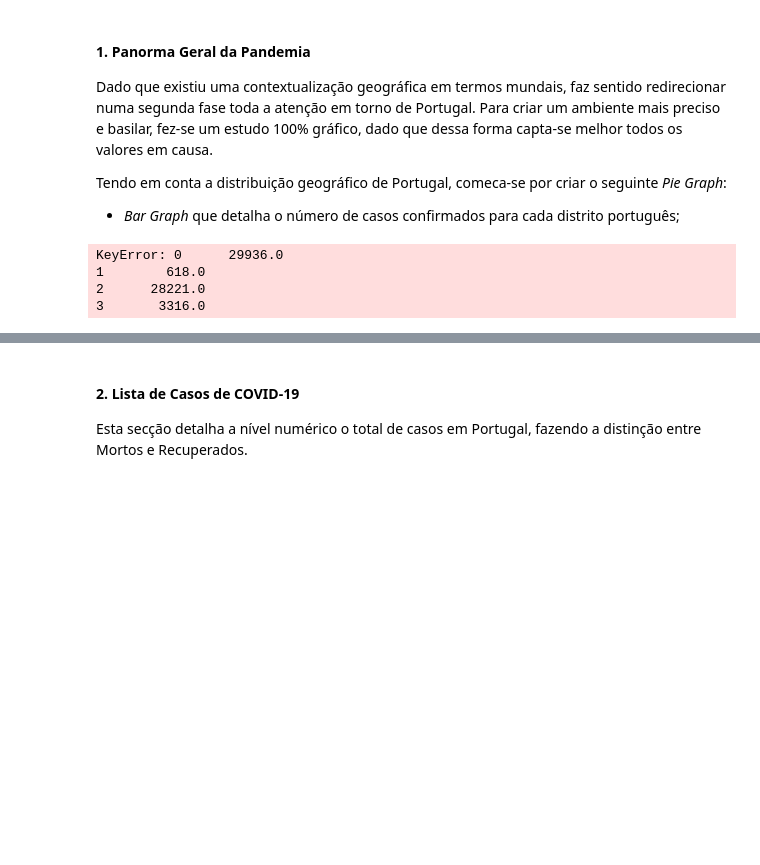
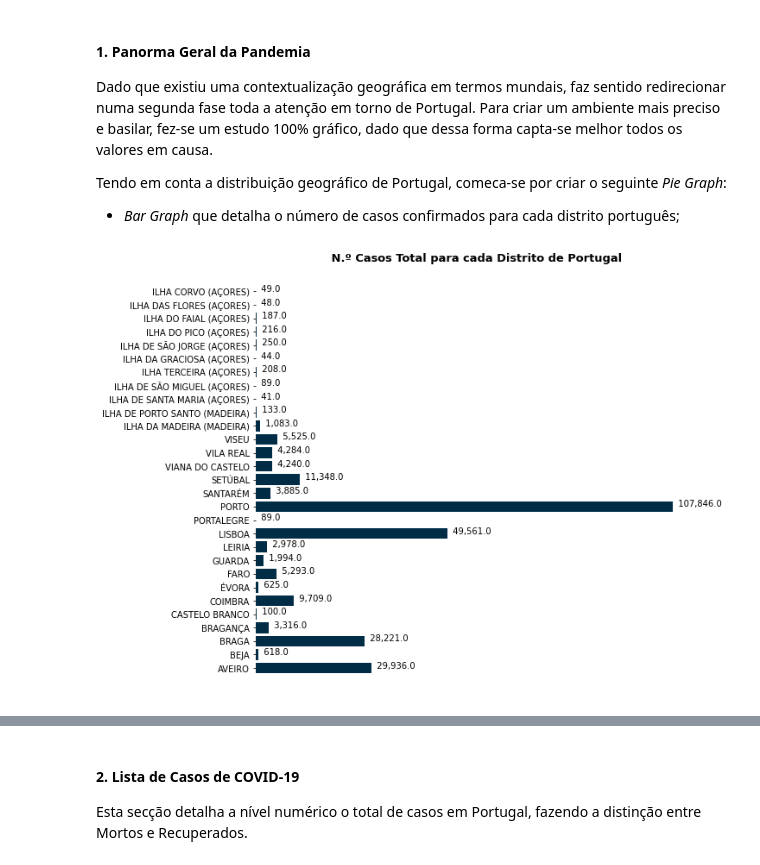
Before and after one commit to diogoesnog/COVID-19, a Jupyter notebook: cartografiaTA.ipynb, the cells around one changed output, grey strips where cells are left out. Drawn from its saved outputs; the diff is of its cells as text; code cells hidden in the pictures; blank space fills up the shorter version.

```diff
--- a/cartografiaTA.ipynb
+++ b/cartografiaTA.ipynb
@@ -187,27 +205,23 @@ Dado que existiu uma contextualização geográfica em termos mundais, faz senti
 Tendo em conta a distribuição geográfico de Portugal, comeca-se por criar o seguinte *Pie Graph*:
 - *Bar Graph* que detalha o número de casos confirmados para cada distrito português;
 # %%
-
 plt.figure(figsize = (20,20))
 
-ax2 = plt.subplot(2,2,2)
-ax2.axes.get_xaxis().set_visible(False)
-ax2.spines['top'].set_visible(False)
-ax2.spines['bottom'].set_visible(False)
-ax2.spines['right'].set_visible(False)
-ax2.spines['left'].set_visible(False)
+ax1 = plt.subplot(2,2,2)
+ax1.axes.get_xaxis().set_visible(False)
+ax1.spines['top'].set_visible(False)
+ax1.spines['bottom'].set_visible(False)
+ax1.spines['right'].set_visible(False)
+ax1.spines['left'].set_visible(False)
 x1 = covid19PTDistrito['distrito/ilha']
 y1 = covid19PTDistrito.sum(axis = 1)
 plt.barh(x1, y1, color = "#002c46")
 
 
 for i, v in enumerate(y1):
-    ax2.text(v , i , str("  {:,}".format(v)))
+    ax1.text(v , i , str("  {:,}".format(v)))
 
-plt.title("Valor Pago às Microempresas por Tipologia", fontdict={'fontsize': 13, 'fontweight': 'bold'})
+plt.title(" N.º Casos Total para cada Distrito de Portugal", fontdict={'fontsize': 13, 'fontweight': 'bold'})
 plt.show()
 # %% [output]
-KeyError: 0      29936.0
-1        618.0
-2      28221.0
-3       3316.0
+[figure, added]
```
Also changed, not shown: parts of 7 cells of this notebook, 2 other files.
